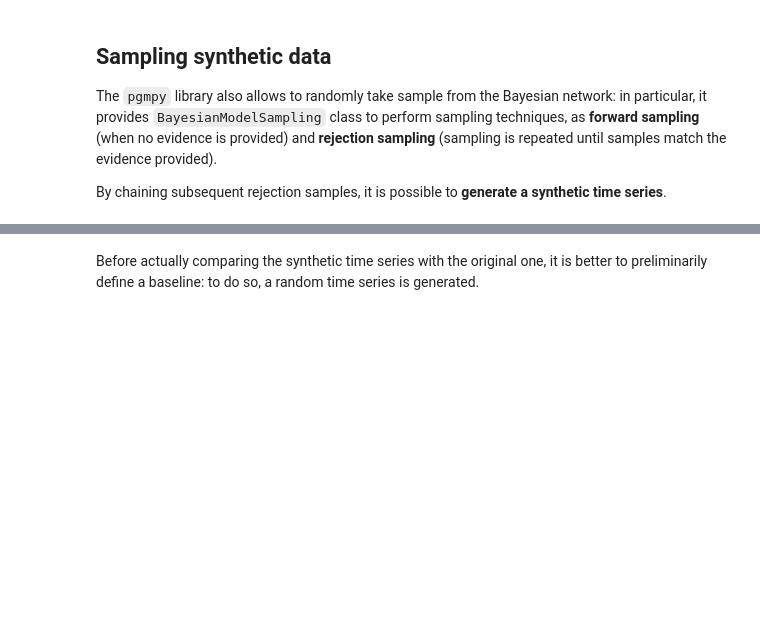
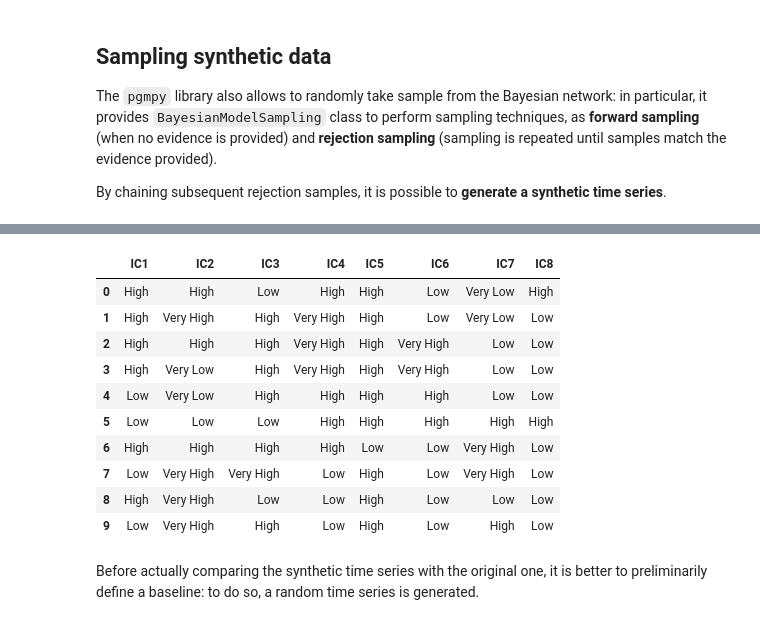
Before and after one commit to nihil21/neural-connectivity-bayesnet, a Jupyter notebook: src/neural-connectivity-bayesnet.ipynb, the cells around one changed output, grey strips where cells are left out. Cells and saved outputs as stored; diff of their text form; code cells hidden in the pictures; blank space fills up the shorter version.

```diff
--- a/src/neural-connectivity-bayesnet.ipynb
+++ b/src/neural-connectivity-bayesnet.ipynb
@@ -259,0 +205,6 @@ for i, col in enumerate(df):
+# %%
+list_of_series = [nc.discretize_series(df[col]) for col in df]
+df = pd.concat(list_of_series, axis=1)
+df.columns = labels
+
+df.head(10)
@@ -977,3 +679,20 @@ df_synth.head(10)
+# %%
+bayes_sampler = BayesianModelSampling(static_model)
+
+df_synth = nc.generate_time_series(sampler=bayes_sampler, length=test_size, labels=labels)
+df_synth.head(10)
+# %% [output]
+|  | IC1 | IC2 | IC3 | IC4 | IC5 | IC6 | IC7 | IC8 |
+| 0 | High | High | Low | High | High | Low | Very Low | High |
+| 1 | High | Very High | High | Very High | High | Low | Very Low | Low |
+| 2 | High | High | High | Very High | High | Very High | Low | Low |
+| 3 | High | Very Low | High | Very High | High | Very High | Low | Low |
+| 4 | Low | Very Low | High | High | High | High | Low | Low |
+| 5 | Low | Low | Low | High | High | High | High | High |
+| 6 | High | High | High | High | Low | Low | Very High | Low |
+| 7 | Low | Very High | Very High | Low | High | Low | Very High | Low |
+| 8 | High | Very High | Low | Low | High | Low | Low | Low |
+| 9 | Low | Very High | High | Low | High | Low | High | Low |
 # %% [markdown]
 Before actually comparing the synthetic time series with the original one, it is better to preliminarily define a baseline: to do so, a random time series is generated.
 # %%
```
Also changed, not shown: parts of 40 cells of this notebook, 1 other file.
